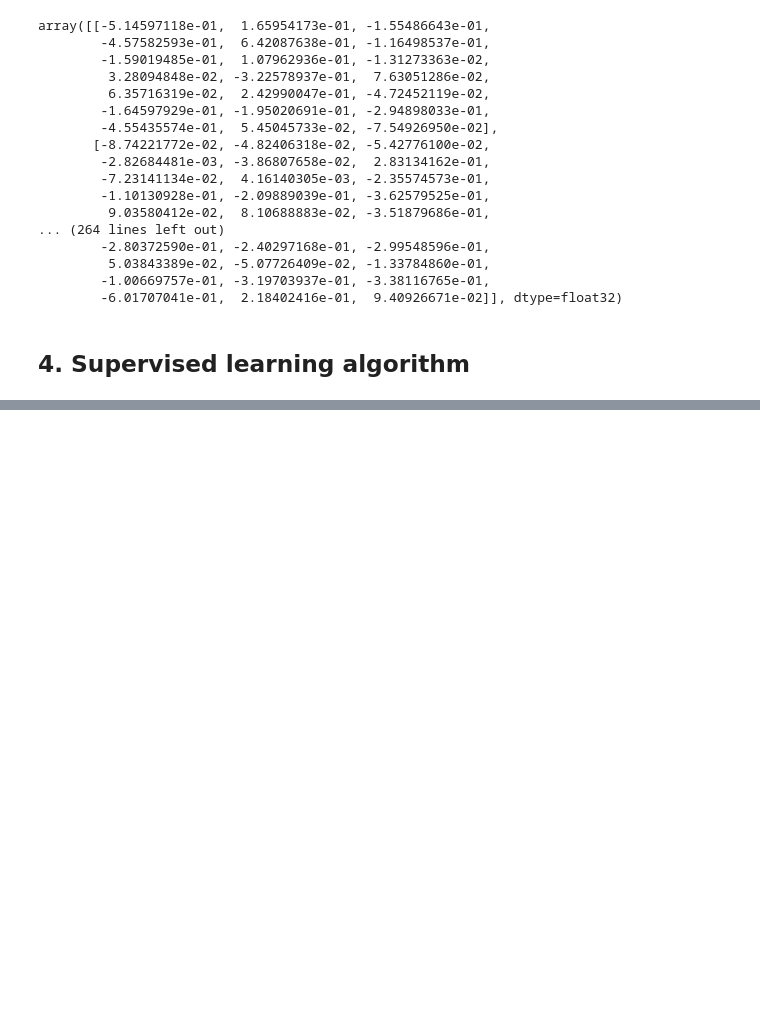
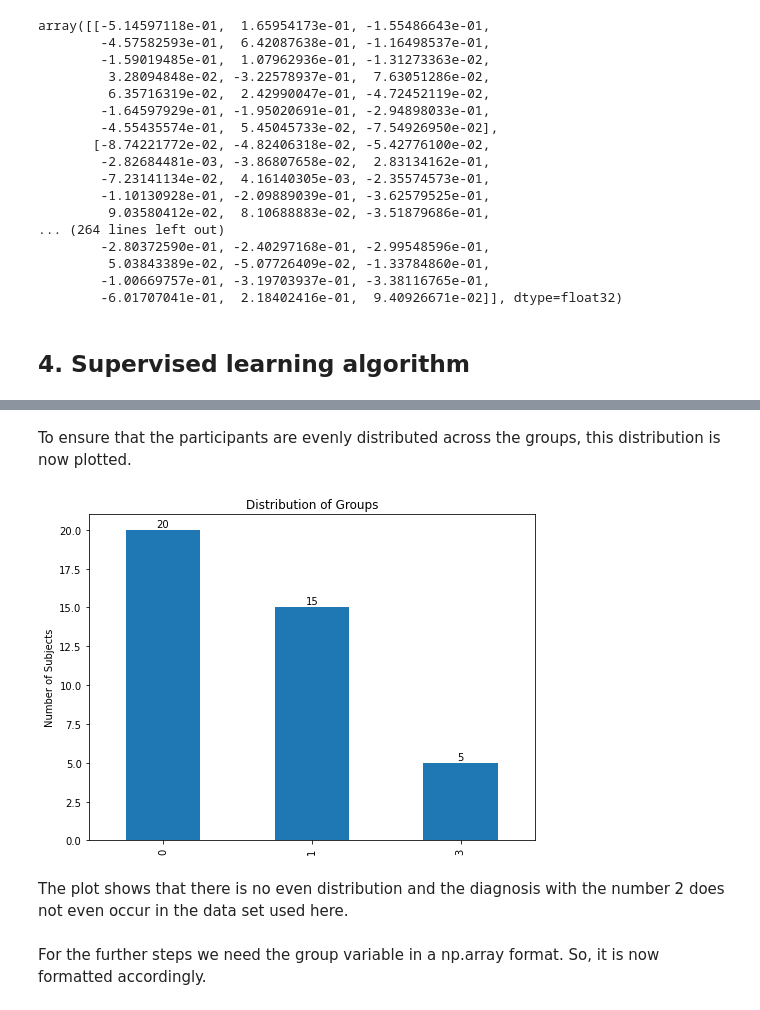
Before and after one commit to nwiltberg/project_msc05, a Jupyter notebook: code/Data_Analysis.ipynb, the cells around one changed output, grey strips where cells are left out. Cells and saved outputs as stored; diff of their text form; code cells hidden in the pictures; blank space fills up the shorter version.

Commit message:
adapted supervised learning algorithm and added comments & plots

```diff
--- a/code/Data_Analysis.ipynb
+++ b/code/Data_Analysis.ipynb
@@ -229,2 +242,24 @@ classes = np.unique(groups)
+# %% [markdown]
+To ensure that the participants are evenly distributed across the groups, this distribution is now plotted.
+# %%
+import matplotlib.pyplot as plt
+diagnosis = groups.value_counts()
+plt.figure(figsize=(8,6))
+ax = diagnosis.plot(kind='bar')
+ax.set_title("Distribution of Groups", y = 1)
+ax.set_ylabel('Number of Subjects')
+for rect in ax.patches:
+    y_value = rect.get_height()
+    x_value = rect.get_x() + rect.get_width() / 2
+    space = 1
+    label = format(y_value)
+    ax.annotate(label, (x_value, y_value), xytext=(0, space), textcoords="offset points", ha='center', va='bottom')
+plt.show()
+# %% [output]
+[figure, added]
+# %% [markdown]
+The plot shows that there is no even distribution and the diagnosis with the number 2 does not even occur in the data set used here.
+# %% [markdown]
+For the further steps we need the group variable in a np.array format. So, it is now formatted accordingly.
 # %%
 groups = np.asarray(groups)
```
Also changed, not shown: parts of 18 cells of this notebook.
